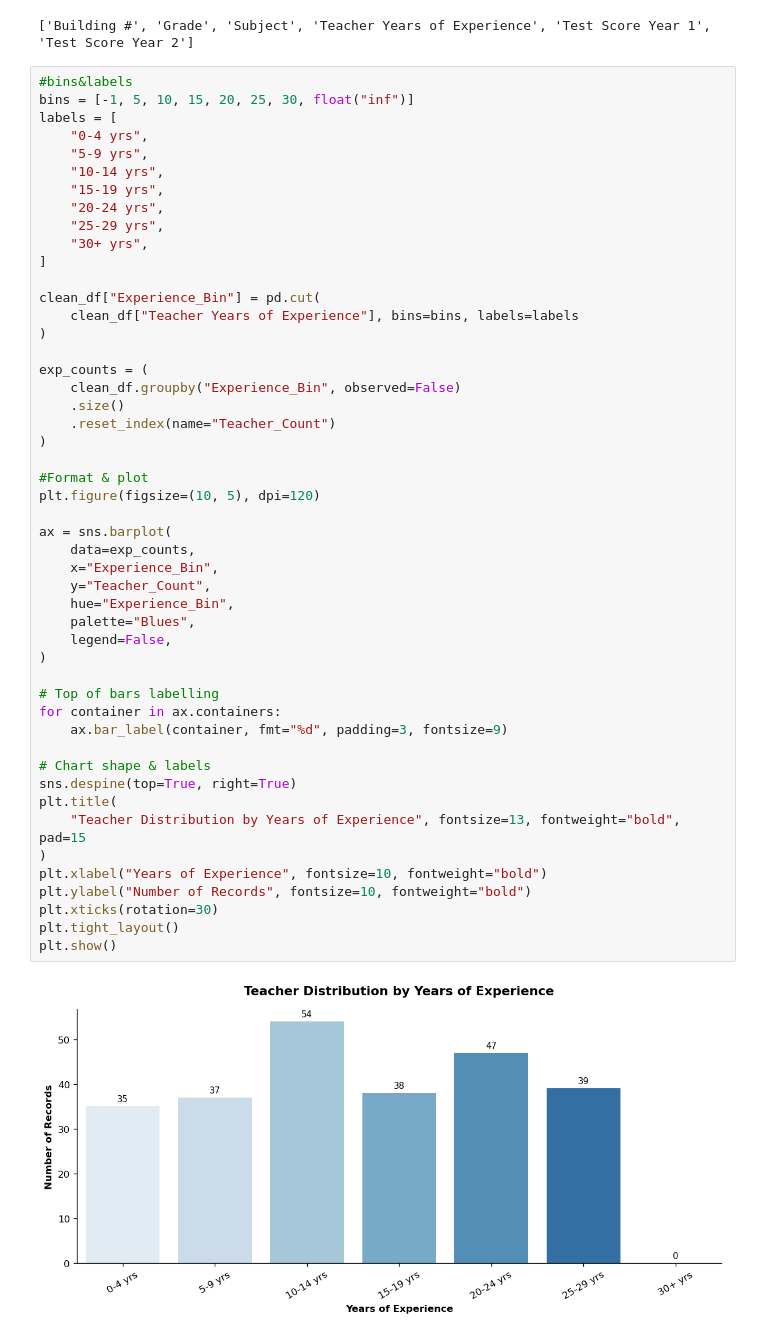
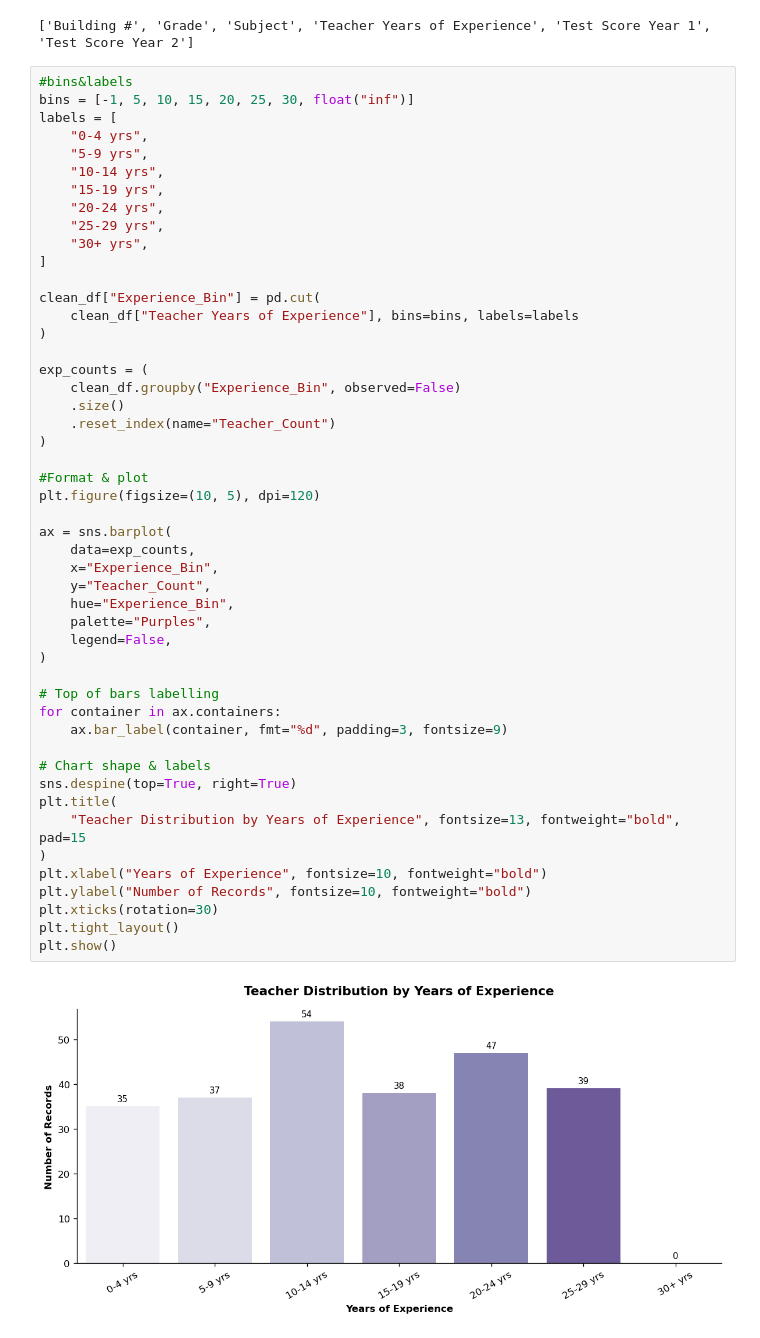
Before and after one commit to kathrynepenrod/Classroom-analysis, a Jupyter notebook: notebooks/trends.ipynb, the cells around one changed output. Cells and saved outputs as stored; diff of their text form.

```diff
--- a/notebooks/trends.ipynb
+++ b/notebooks/trends.ipynb
@@ -54,35 +54,35 @@ exp_counts = (
     .size()
     .reset_index(name="Teacher_Count")
 )
 
 #Format & plot
 plt.figure(figsize=(10, 5), dpi=120)
 
 ax = sns.barplot(
     data=exp_counts,
     x="Experience_Bin",
     y="Teacher_Count",
     hue="Experience_Bin",
-    palette="Blues",
+    palette="Purples",
     legend=False,
 )
 
 # Top of bars labelling
 for container in ax.containers:
     ax.bar_label(container, fmt="%d", padding=3, fontsize=9)
 
 # Chart shape & labels
 sns.despine(top=True, right=True)
 plt.title(
     "Teacher Distribution by Years of Experience", fontsize=13, fontweight="bold", pad=15
 )
 plt.xlabel("Years of Experience", fontsize=10, fontweight="bold")
 plt.ylabel("Number of Records", fontsize=10, fontweight="bold")
 plt.xticks(rotation=30)
 plt.tight_layout()
 plt.show()
 # %% [output]
-[figure, old version]
+[figure, new version]
 # %%
 # variables
 group_vars = ["Experience_Bin", "Building #", "Grade"]
```
Also changed, not shown: parts of 8 cells of this notebook.
